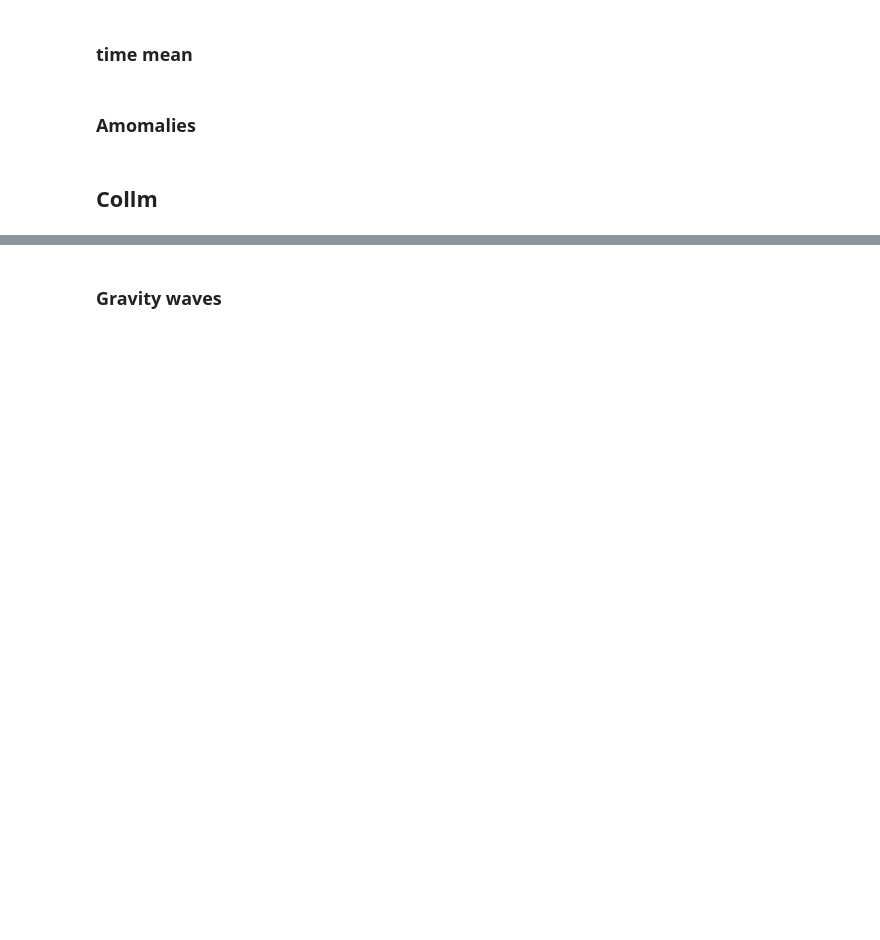
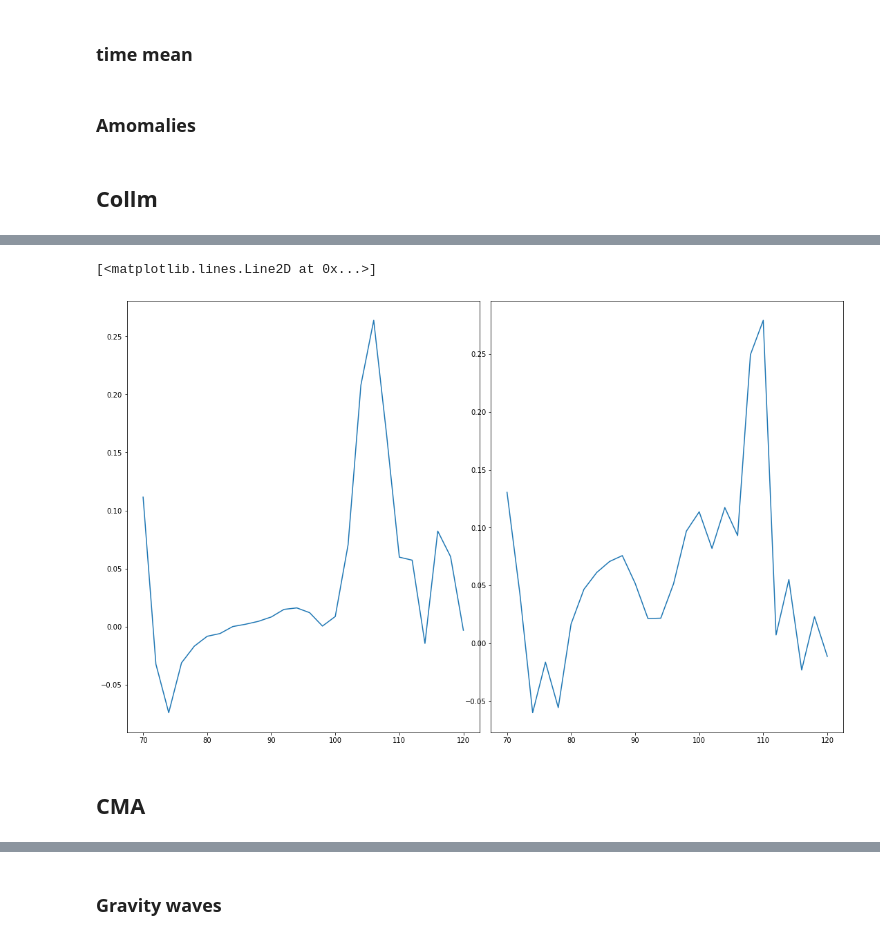
Before and after one commit to VACILT/trends_project, a Jupyter notebook: data_introduction_jason.ipynb, the cells around one changed output, grey strips where cells are left out. Saved outputs shown, nothing was run; the diff lists cells and outputs as text; code cells hidden in the pictures; blank space fills up the shorter version.

```diff
--- a/data_introduction_jason.ipynb
+++ b/data_introduction_jason.ipynb
@@ -106,0 +204,31 @@ statistics.sel(parameter='slope').plot()
+# %%
+
+fig = plt.figure(constrained_layout=True,figsize = [15,9])
+
+
+ax1 = fig.add_subplot(121)
+x = np.arange(u_rio_monthly.time.shape[0])
+statistics = time_reg(u_rio_monthly)
+statistics['parameter'] = ['slope', 'intercept', 'r_value','p_value', 'std_err']
+ax1.plot(u_rio_monthly.alt,statistics.sel(parameter='r_value'))
+
+
+
+
+ax2 = fig.add_subplot(122)
+x = np.arange(v_rio_monthly.time.shape[0])
+statistics = time_reg(v_rio_monthly)
+statistics['parameter'] = ['slope', 'intercept', 'r_value','p_value', 'std_err']
+ax2.plot(v_rio_monthly.alt,statistics.sel(parameter='r_value'))
+
+
+#x = np.arange(u_rio_monthly.time.shape[0])
+#statistics = time_reg(u_rio_monthly)
+#statistics['parameter'] = ['slope', 'intercept', 'r_value','p_value', 'std_err']
+#statistics.sel(parameter='r_value').plot()
+#print(statistics.sel(parameter='slope'))
+# %% [output]
+[<matplotlib.lines.Line2D at 0x...>]
+[figure, added]
+# %% [markdown]
+## CMA
```
Also changed, not shown: parts of 20 cells of this notebook.
